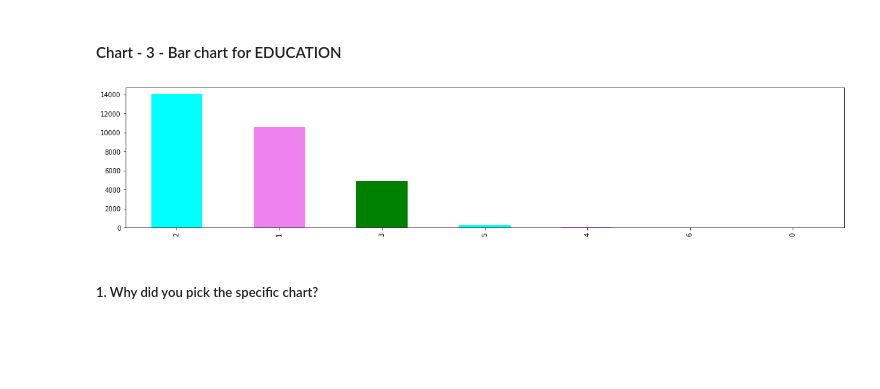
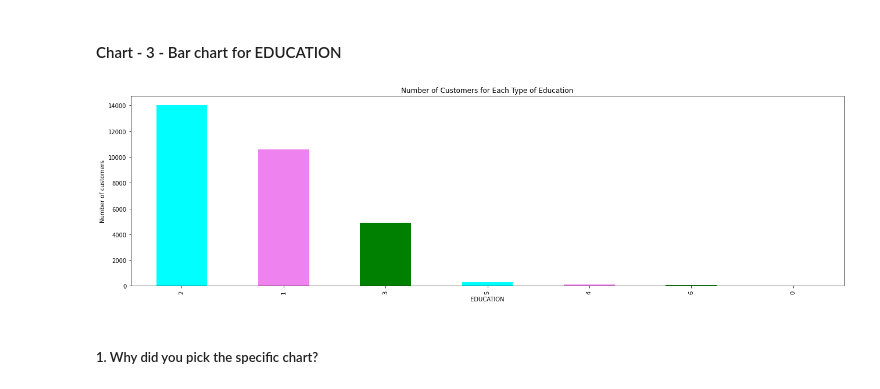
Before and after one commit to mdismailquraishicse/capstone_project_3_classification_creditcard_default, a Jupyter notebook: CreditCardDefaultPrediction.ipynb, the cells around one changed output. Drawn from its saved outputs; the diff is of its cells as text; code cells hidden in the pictures; blank space fills up the shorter version.

Commit message:
visualization is completed

```diff
--- a/CreditCardDefaultPrediction.ipynb
+++ b/CreditCardDefaultPrediction.ipynb
@@ -285,3 +285,11 @@ renamed_col = {"Unnamed: 0" : 'ID', 'X1':'LIMIT_BAL','X2':'SEX','X3':'EDUCATION'
 
 df.rename(columns=renamed_col,inplace = True)
 df = df[ df['ID'] != 'ID']
+
+# Function to convert obj to int
+def object_int(data):
+    return int(data)
+
+# Applying above function to all columns
+for col in df.columns:
+    df[col] = df[col].apply(object_int)
@@ -484,10 +514,13 @@ In business perspective gender 2 customers are vary important for us therefore e
 #### Chart - 3 - Bar chart for EDUCATION
 # %%
 # Chart - 3 visualization code
-df['EDUCATION'].value_counts().plot.bar(color= ['cyan','violet','green'],figsize=(20,4))
+df['EDUCATION'].value_counts().plot.bar(color= ['cyan','violet','green'],figsize=(22,6))
+plt.title('Number of Customers for Each Type of Education')
+plt.xlabel('EDUCATION')
+plt.ylabel('Number of customers')
 plt.show()
 # %% [output]
-[figure, old version]
+[figure, new version]
 # %% [markdown]
 ##### 1. Why did you pick the specific chart?
 # %% [markdown]
```
Also changed, not shown: parts of 74 cells of this notebook.
